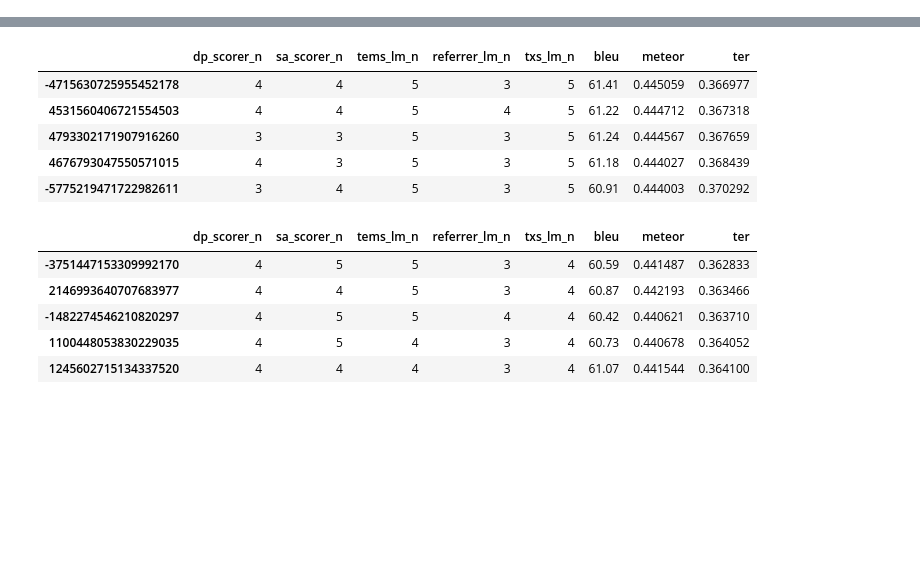
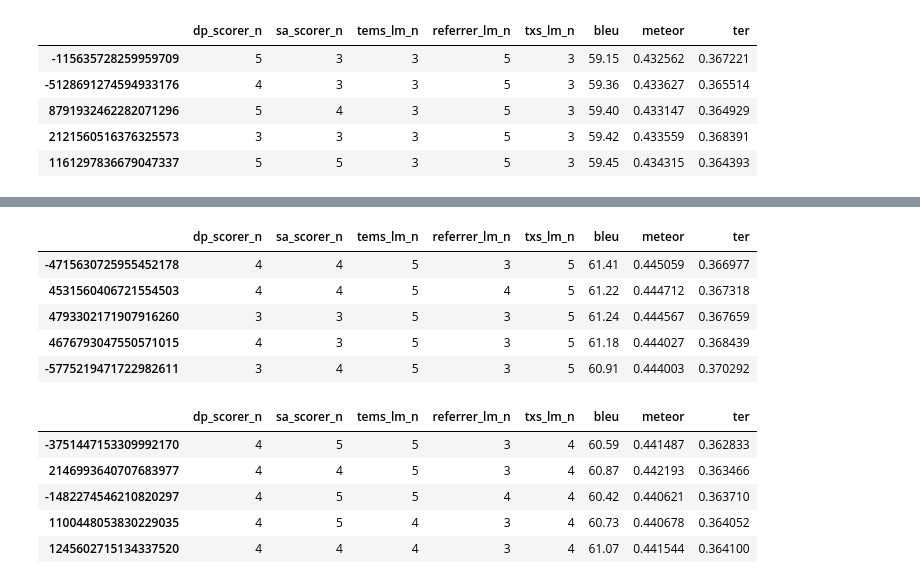
Before and after one commit to abevieiramota/masters, a Jupyter notebook: notebook/00 - Automatic evaluation - DEV.ipynb, the cells around one changed output, grey strips where cells are left out. Drawn from its saved outputs; the diff is of its cells as text; code cells hidden in the pictures; blank space fills up the shorter version.

```diff
--- a/notebook/00 - Automatic evaluation - DEV.ipynb
+++ b/notebook/00 - Automatic evaluation - DEV.ipynb
@@ -37,0 +42,11 @@ df_all[['dp_scorer_n', 'sa_scorer_n', 'tems_lm_n', 'referrer_lm_n', 'txs_lm_n',
+# %%
+bottom_5 = df_all[['dp_scorer_n', 'sa_scorer_n', 'tems_lm_n', 'referrer_lm_n', 'txs_lm_n', 'bleu', 'meteor', 'ter']]\
+.sort_values('bleu').head(5)
+bottom_5
+# %% [output]
+|  | dp_scorer_n | sa_scorer_n | tems_lm_n | referrer_lm_n | txs_lm_n | bleu | meteor | ter |
+| -115635728259959709 | 5 | 3 | 3 | 5 | 3 | 59.15 | 0.432562 | 0.367221 |
+| -5128691274594933176 | 4 | 3 | 3 | 5 | 3 | 59.36 | 0.433627 | 0.365514 |
+| 8791932462282071296 | 5 | 4 | 3 | 5 | 3 | 59.40 | 0.433147 | 0.364929 |
+| 2121560516376325573 | 3 | 3 | 3 | 5 | 3 | 59.42 | 0.433559 | 0.368391 |
+| 1161297836679047337 | 5 | 5 | 3 | 5 | 3 | 59.45 | 0.434315 | 0.364393 |
```
Also changed, not shown: parts of 4 cells of this notebook, 7 other files.
